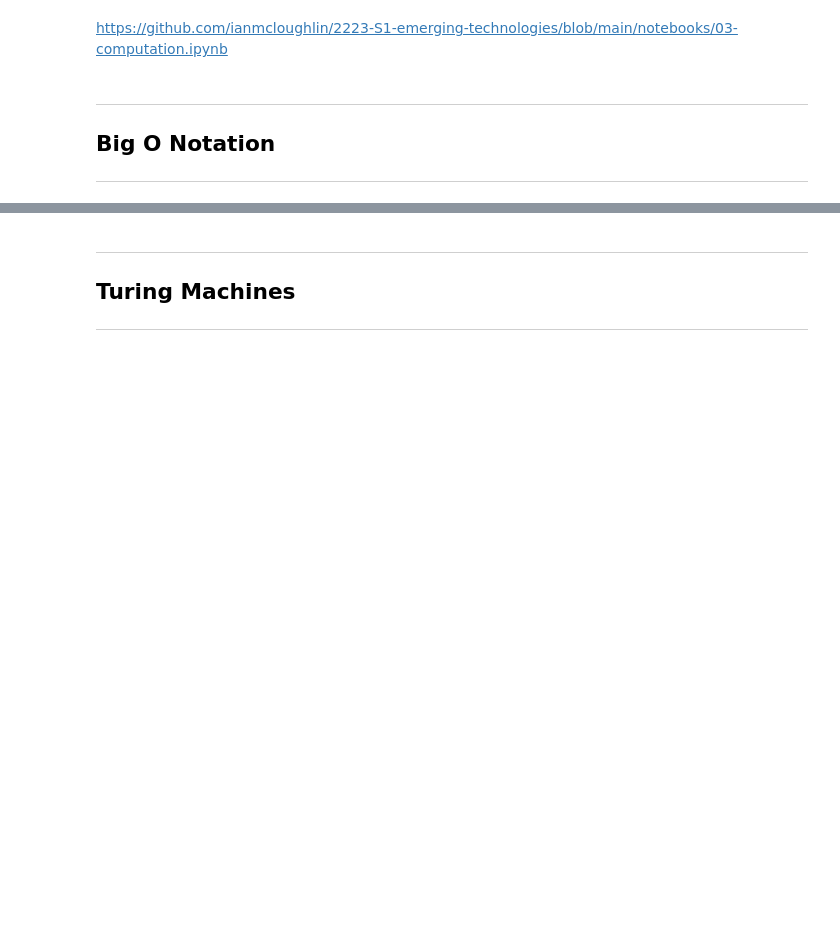
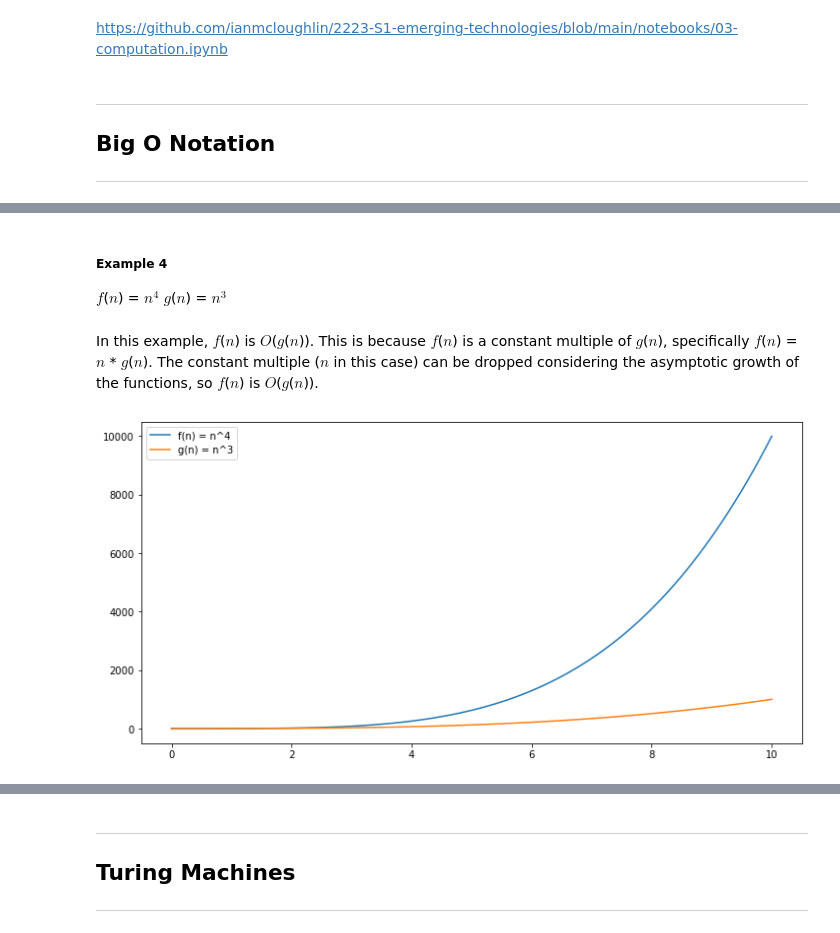
Before and after one commit to DylanMorr/Emerging-Technology-Assessment, a Jupyter notebook: content/Main-Notebooks/computation.ipynb, the cells around one changed output, grey strips where cells are left out. Cells and saved outputs as stored; diff of their text form; code cells hidden in the pictures; blank space fills up the shorter version.

```diff
--- a/content/Main-Notebooks/computation.ipynb
+++ b/content/Main-Notebooks/computation.ipynb
@@ -144,0 +243,24 @@ https://github.com/ianmcloughlin/2223-S1-emerging-technologies/blob/main/noteboo
+# %% [markdown]
+##### Example 4
+$f$($n$) = $n^4$
+$g$($n$) = $n^3$
+# %% [markdown]
+In this example, $f$($n$) is $O$($g$($n$)). This is because $f$($n$) is a constant multiple of $g$($n$), specifically  $f$($n$) = $n$ * $g$($n$).
+The constant multiple ($n$ in this case) can be dropped considering the asymptotic growth of the functions, so $f$($n$) is $O$($g$($n$)).
+# %%
+fig, figure4 = plt.subplots(figsize = (12, 6))
+
+n = np.linspace(0.0, 10.0, 100)
+
+f = n**4
+g = n**3
+
+figure4.plot(n, f, label="f(n) = n^4")
+
+figure4.plot(n, g, label="g(n) = n^3")
+
+figure4.legend()
+
+plt.show()
+# %% [output]
+[figure, added]
```
Also changed, not shown: parts of 22 cells of this notebook.
